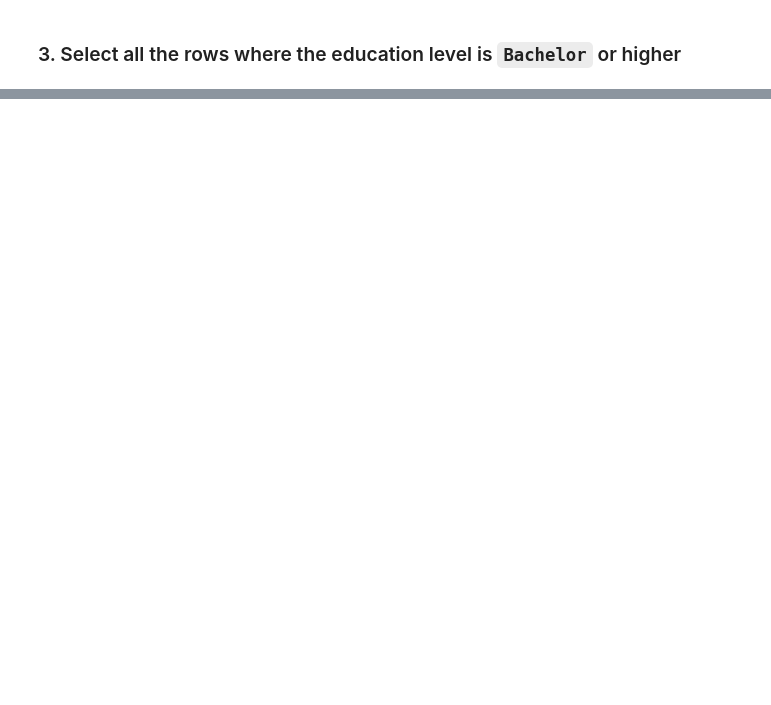
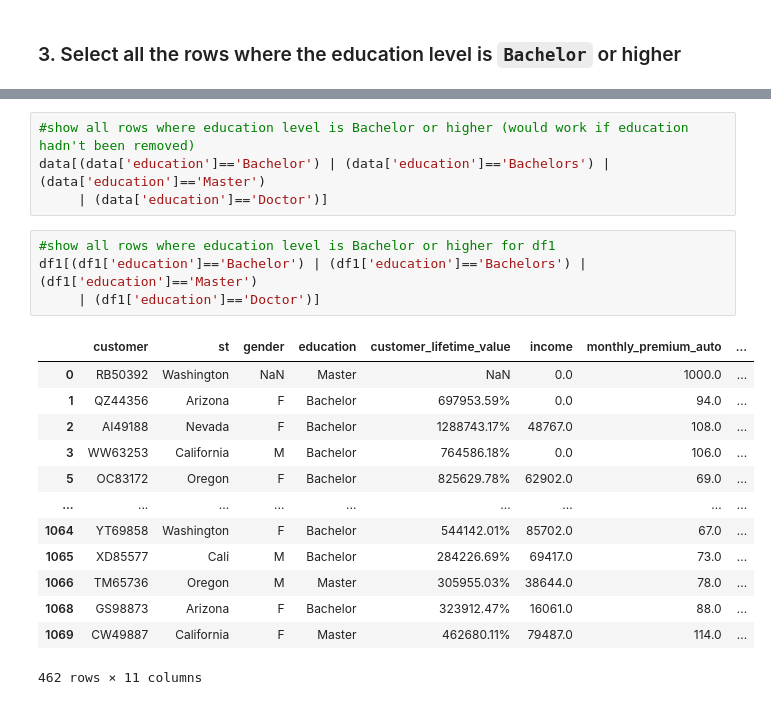
Before and after one commit to Ironhack-Data-0621-Remote/lab-intro-to-pandas, a Jupyter notebook: Solutions.ipynb, the cells around one changed output, grey strips where cells are left out. Saved outputs shown, nothing was run; the diff lists cells and outputs as text; blank space fills up the shorter version.

```diff
--- a/Solutions.ipynb
+++ b/Solutions.ipynb
@@ -446,0 +641,22 @@ data
+# %%
+#show all rows where education level is Bachelor or higher (would work if education hadn't been removed)
+data[(data['education']=='Bachelor') | (data['education']=='Bachelors') | (data['education']=='Master')
+     | (data['education']=='Doctor')]
+# %%
+#show all rows where education level is Bachelor or higher for df1
+df1[(df1['education']=='Bachelor') | (df1['education']=='Bachelors') | (df1['education']=='Master')
+     | (df1['education']=='Doctor')]
+# %% [output]
+|  | customer | st | gender | education | customer_lifetime_value | income | monthly_premium_auto | ... |
+| 0 | RB50392 | Washington | NaN | Master | NaN | 0.0 | 1000.0 | ... |
+| 1 | QZ44356 | Arizona | F | Bachelor | 697953.59% | 0.0 | 94.0 | ... |
+| 2 | AI49188 | Nevada | F | Bachelor | 1288743.17% | 48767.0 | 108.0 | ... |
+| 3 | WW63253 | California | M | Bachelor | 764586.18% | 0.0 | 106.0 | ... |
+| 5 | OC83172 | Oregon | F | Bachelor | 825629.78% | 62902.0 | 69.0 | ... |
+| ... | ... | ... | ... | ... | ... | ... | ... | ... |
+| 1064 | YT69858 | Washington | F | Bachelor | 544142.01% | 85702.0 | 67.0 | ... |
+| 1065 | XD85577 | Cali | M | Bachelor | 284226.69% | 69417.0 | 73.0 | ... |
+| 1066 | TM65736 | Oregon | M | Master | 305955.03% | 38644.0 | 78.0 | ... |
+| 1068 | GS98873 | Arizona | F | Bachelor | 323912.47% | 16061.0 | 88.0 | ... |
+| 1069 | CW49887 | California | F | Master | 462680.11% | 79487.0 | 114.0 | ... |
+462 rows × 11 columns
```
Also changed, not shown: parts of 16 cells of this notebook.
